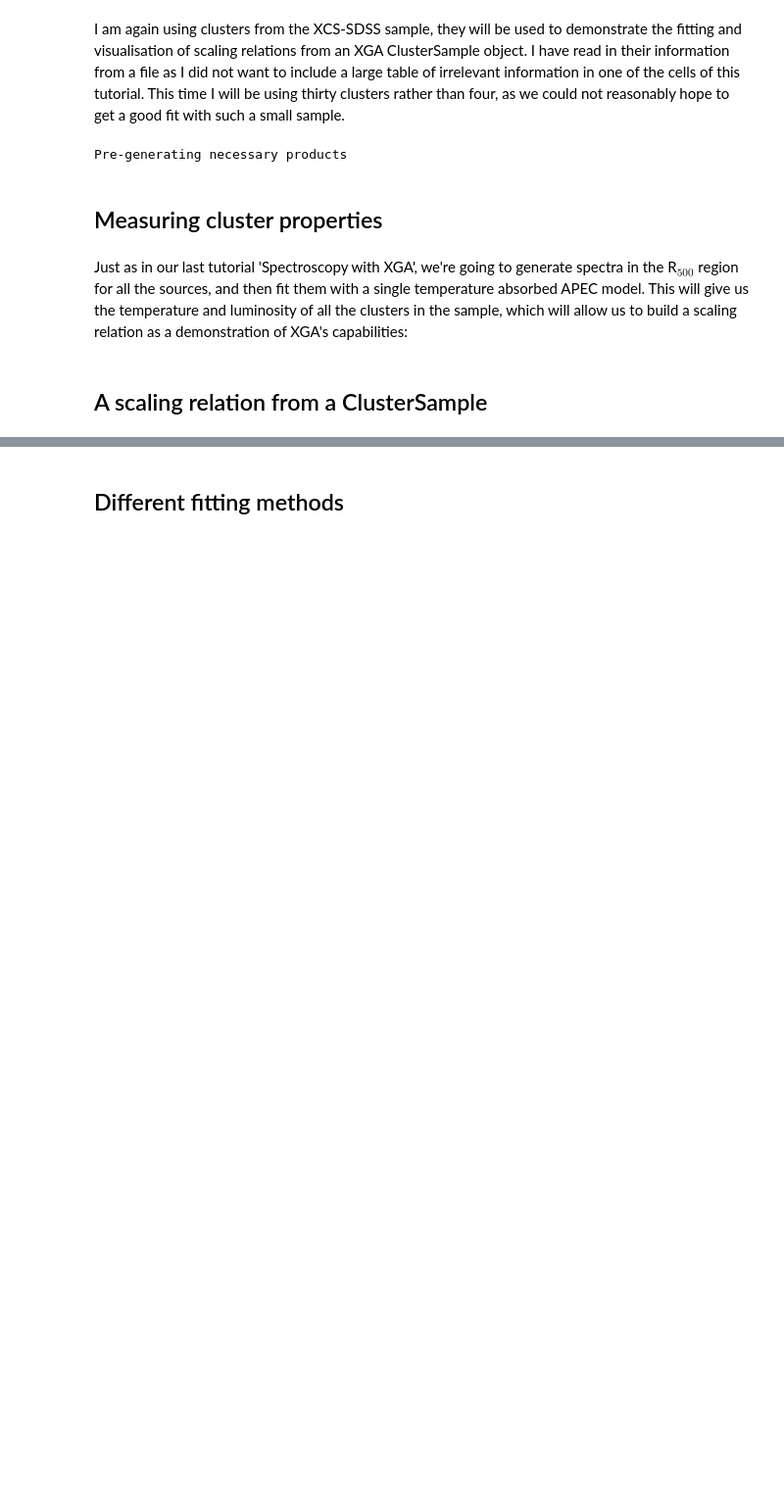
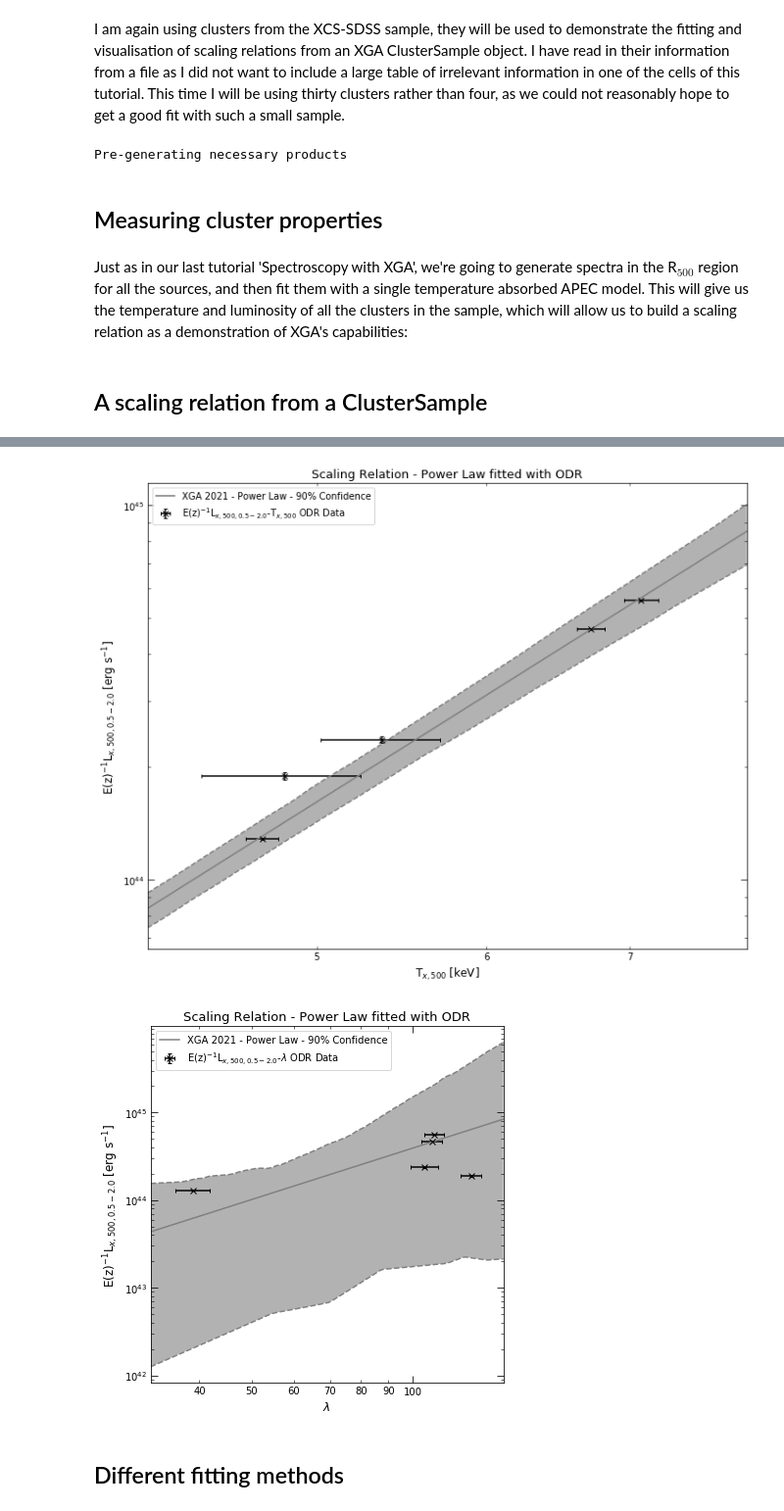
Before and after one commit to DavidT3/XGA, a Jupyter notebook: docs/source/notebooks/tutorials/scaling_relations.ipynb, the cells around one changed output, grey strips where cells are left out. Shown at 98% size. Drawn from its saved outputs; the diff is of its cells as text; code cells hidden in the pictures; blank space fills up the shorter version.

Commit message:
Filled out more of the scaling relations tutorial

```diff
--- a/docs/source/notebooks/tutorials/scaling_relations.ipynb
+++ b/docs/source/notebooks/tutorials/scaling_relations.ipynb
@@ -21,7 +21,7 @@ from xga.relations.clusters import LT, Lλ, MT
 # %% [markdown]
 I am again using clusters from the XCS-SDSS sample, they will be used to demonstrate the fitting and visualisation of scaling relations from an XGA ClusterSample object. I have read in their information from a file as I did not want to include a large table of irrelevant information in one of the cells of this tutorial. This time I will be using thirty clusters rather than four, as we could not reasonably hope to get a good fit with such a small sample.
 # %%
-sample = pd.read_csv("whole_sample.csv", header="infer")[:30]
+sample = pd.read_csv("whole_sample.csv", header="infer")[:5]
 
 srcs = ClusterSample(sample["RA_xcs"].values, sample["DEC_xcs"].values, sample["z"].values,
                      sample["name"].values, r500=Quantity(sample["r500"].values, 'arcmin'),
@@ -43,0 +50,6 @@ srcs = single_temp_apec(srcs, 'r500')
+# %%
+# Making an Lx-Tx relation
+lx_tx_relation = srcs.Lx_Tx('r500')
+
+# Making an Lx-richness relation
+lx_λ_relation = srcs.Lx_richness('r500')
@@ -44,2 +62,9 @@ srcs = single_temp_apec(srcs, 'r500')
+# %%
+lx_tx_relation.view()
+
+lx_λ_relation.view(figsize=(6, 6))
+# %% [output]
+[figure, added]
+[figure, added]
 # %% [markdown]
 ## Different fitting methods
```
Also changed, not shown: parts of 16 cells of this notebook.
